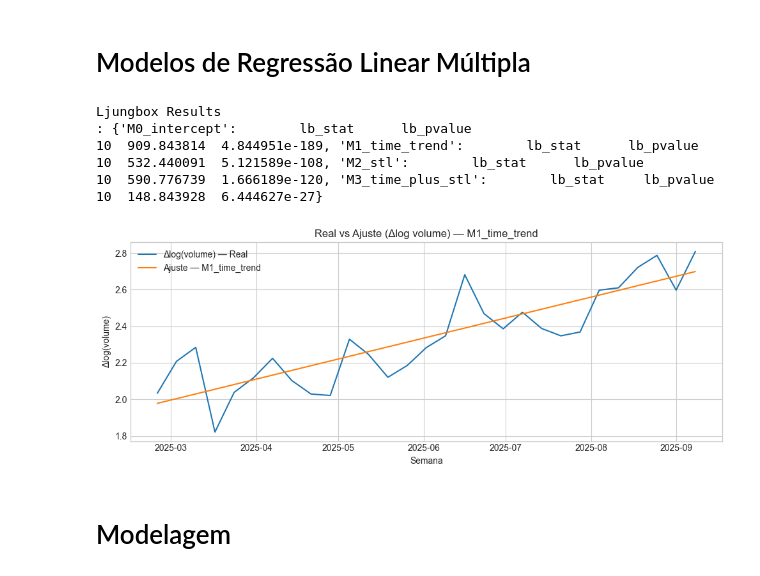
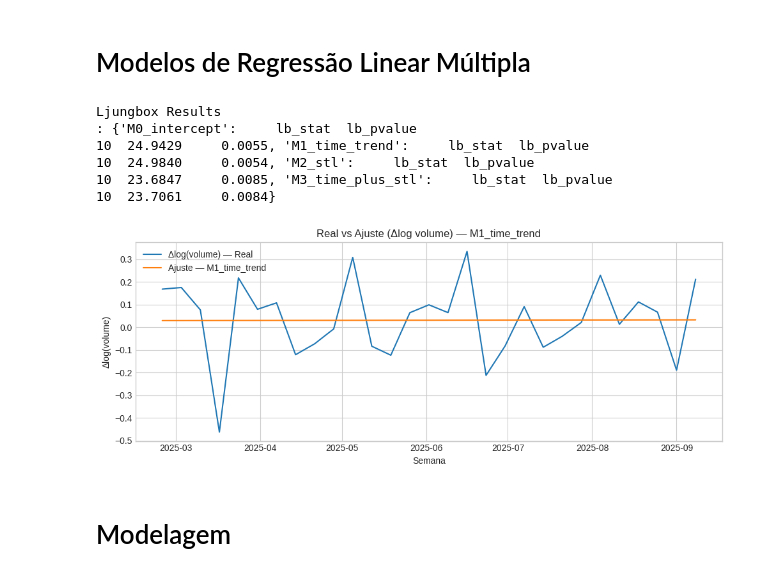
Before and after one commit to KaikyBraga/series_temporais, a Jupyter notebook: main.ipynb, the cells around one changed output. Cells and saved outputs as stored; diff of their text form; code cells hidden in the pictures.

```diff
--- a/main.ipynb
+++ b/main.ipynb
@@ -29,9 +26,10 @@ df = df.set_index('week').sort_index()
 
 # Transformações para estabilizar variância e remover tendência
 df['log_volume'] = np.log(df['volume'])
+df['dlog_volume'] = df['log_volume'].diff()
 
 # Divisão em treino e teste (80/20)
-test_size = 30
+test_size = 52 # Conforme o relatório, o horizonte de teste é de 52 semanas
 train = df.iloc[:-test_size].copy()
 test = df.iloc[-test_size:].copy()
 
@@ -659,7 +576,6 @@ best_period, stl_results_table = choose_period_stl(raw_data["volume"], seasonal_
 # 3) Adição dos componentes de tendência e sazonalidade (STL)
 # ==========================================================
 data = add_stl_components(raw_data, best_period)
-
 
 # ==========================================================
 # 4) Divisão temporal dos dados: 80% treino / 20% teste
@@ -682,16 +598,16 @@ models = {
 
 metrics_list = []
 coef_tables = {}
-test_predictions = test_data[["week_dt", "log_volume"]].copy()
+test_predictions = test_data[["week_dt", "dlog_volume"]].copy()
 ljungbox_results = {}
 
 for model_name, features in models.items():
     # Treinamento do modelo
-    y_train, X_train, feature_names = design("log_volume", features, train_data)
+    y_train, X_train, feature_names = design("dlog_volume", features, train_data)
     model_fit = fit_ols(y_train, X_train)
 
     # Teste do modelo
-    y_test, X_test, _ = design("log_volume", features, test_data)
+    y_test, X_test, _ = design("dlog_volume", features, test_data)
     yhat_train = model_fit.predict(X_train)
     yhat_test = model_fit.predict(X_test)
 
@@ -724,10 +640,10 @@ for model_name, features in models.items():
 # ==========================================================
 # 6) Testes F para comparação de modelos aninhados (significância conjunta)
 # ==========================================================
-fit_M0 = fit_ols(*design("log_volume", models["M0_intercept"], train_data)[:2])
-fit_M1 = fit_ols(*design("log_volume", models["M1_time_trend"], train_data)[:2])
-fit_M2 = fit_ols(*design("log_volume", models["M2_stl"], train_data)[:2])
-fit_M3 = fit_ols(*design("log_volume", models["M3_time_plus_stl"], train_data)[:2])
+fit_M0 = fit_ols(*design("dlog_volume", models["M0_intercept"], train_data)[:2])
+fit_M1 = fit_ols(*design("dlog_volume", models["M1_time_trend"], train_data)[:2])
+fit_M2 = fit_ols(*design("dlog_volume", models["M2_stl"], train_data)[:2])
+fit_M3 = fit_ols(*design("dlog_volume", models["M3_time_plus_stl"], train_data)[:2])
 
 print("Ljungbox Results \n:", ljungbox_results)
 
@@ -788,11 +704,11 @@ best_model_name = min(
     key=lambda name: metrics_df.loc[metrics_df["model"] == name, "test_RMSE"].values[0]
 )
 
-_, X_test_best, _ = design("log_volume", models[best_model_name], test_data)
-yhat_best = fit_ols(*design("log_volume", models[best_model_name], train_data)[:2]).predict(X_test_best)
+_, X_test_best, _ = design("dlog_volume", models[best_model_name], test_data)
+yhat_best = fit_ols(*design("dlog_volume", models[best_model_name], train_data)[:2]).predict(X_test_best)
 
 fig, ax = plt.subplots(figsize=(10, 4))
-ax.plot(test_data["week_dt"], test_data["log_volume"], label="Δlog(volume) — Real")
+ax.plot(test_data["week_dt"], test_data["dlog_volume"], label="Δlog(volume) — Real")
 ax.plot(test_data["week_dt"], yhat_best, label=f"Ajuste — {best_model_name}")
 ax.set_title(f"Real vs Ajuste (Δlog volume) — {best_model_name}")
 ax.set_xlabel("Semana")
@@ -806,50 +722,49 @@ plt.savefig(plot_path, dpi=150)
 # ==========================================================
 # 9) Reajuste do melhor modelo e geração de amostras (IC 95%)
 # ==========================================================
-best_model_fit = fit_ols(*design("log_volume", models[best_model_name], train_data)[:2])
-X_train_best = design("log_volume", models[best_model_name], train_data)[1]
-X_test_best = design("log_volume", models[best_model_name], test_data)[1]
+best_model_fit = fit_ols(*design("dlog_volume", models[best_model_name], train_data)[:2])
+X_train_best = design("dlog_volume", models[best_model_name], train_data)[1]
+X_test_best = design("dlog_volume", models[best_model_name], test_data)[1]
 
 n_samples = 50
 train_samples = generate_prediction_samples(best_model_fit, X_train_best, n_samples)
 test_samples = generate_prediction_samples(best_model_fit, X_test_best, n_samples)
 
-y_train_true = train_data["log_volume"].to_numpy()
-y_test_true = test_data["log_volume"].to_numpy()
+y_train_true = train_data["dlog_volume"].to_numpy()
+y_test_true = test_data["dlog_volume"].to_numpy()
 
 # ==========================================================
 # 10) Criação dos payloads finais (intervalos de confiança de 95%)
 # ==========================================================
 model_name_readable = (
     "Intercept Model" if best_model_name == "M0_intercept" else f"Model {best_model_name}"
 )
 
 train_payload = make_payload_entry(
     name=f"{model_name_readable} (train)",
     y_true=y_train_true,
     y_pred=best_model_fit.predict(X_train_best),
-    samples=train_samples
+    samples=train_samples,
 )
-
 
 test_payload = make_payload_entry(
     name=f"{model_name_readable} (test)",
     y_true=y_test_true,
     y_pred=best_model_fit.predict(X_test_best),
-    samples=test_samples
+    samples=test_samples,
 )
 
 # Salvando os dados do melhor modelo de regressão múltipla
 train_results_lr = [train_payload]
 test_results_lr = [test_payload]
 # %% [output]
 Ljungbox Results
-: {'M0_intercept':        lb_stat      lb_pvalue
-10  909.843814  4.844951e-189, 'M1_time_trend':        lb_stat      lb_pvalue
-10  532.440091  5.121589e-108, 'M2_stl':        lb_stat      lb_pvalue
-10  590.776739  1.666189e-120, 'M3_time_plus_stl':        lb_stat     lb_pvalue
-10  148.843928  6.444627e-27}
+: {'M0_intercept':     lb_stat  lb_pvalue
+10  24.9429     0.0055, 'M1_time_trend':     lb_stat  lb_pvalue
+10  24.9840     0.0054, 'M2_stl':     lb_stat  lb_pvalue
+10  23.6847     0.0085, 'M3_time_plus_stl':     lb_stat  lb_pvalue
+10  23.7061     0.0084}
-[figure, old version]
+[figure, new version]
 # %% [markdown]
 # Modelagem
 # %% [markdown]
```
Also changed, not shown: parts of 19 cells of this notebook.
